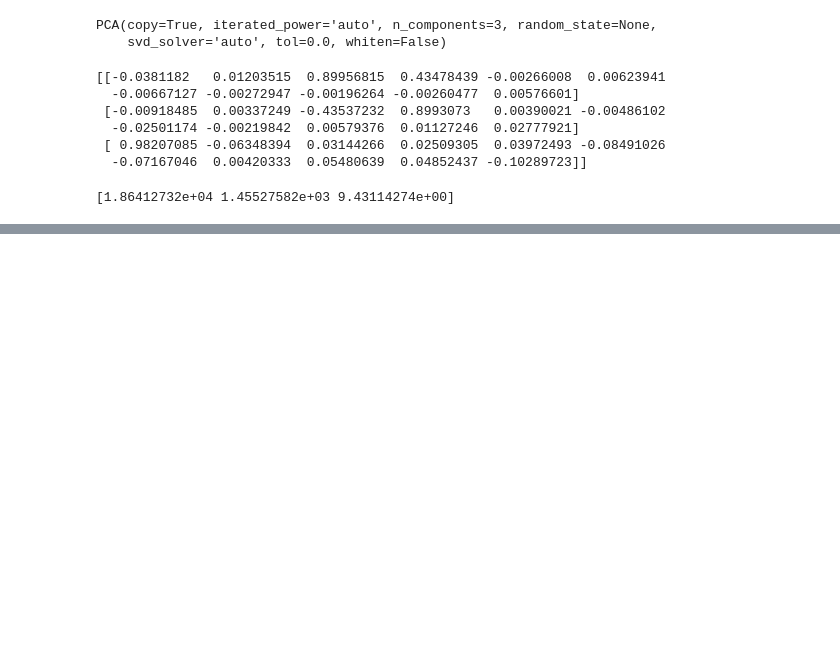
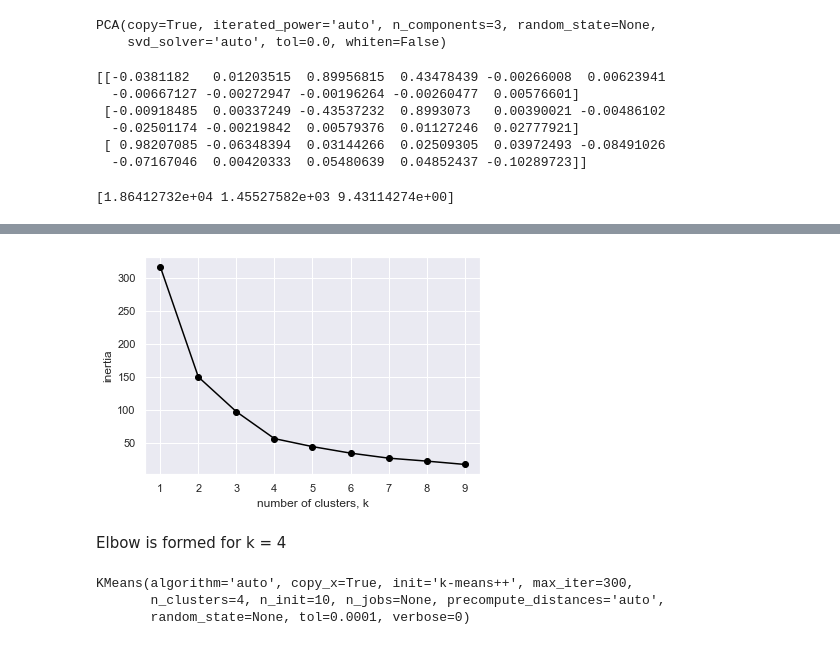
Before and after one commit to akhic/MTH-552, a Jupyter notebook: Question_2.ipynb, the cells around one changed output, grey strips where cells are left out. Saved outputs shown, nothing was run; the diff lists cells and outputs as text; code cells hidden in the pictures; blank space fills up the shorter version.

```diff
--- a/Question_2.ipynb
+++ b/Question_2.ipynb
@@ -79,0 +94,3 @@ array([[ 6.57213203e-01,  1.73544572e+00, -6.01199210e-01],
+# %%
+x = dff.values
+x
@@ -79,0 +115,3 @@ array([[ 6.57213203e-01,  1.73544572e+00, -6.01199210e-01],
+# %%
+from sklearn.preprocessing import scale
+x = scale(x);x
@@ -79,0 +136,2 @@ array([[ 6.57213203e-01,  1.73544572e+00, -6.01199210e-01],
+# %%
+pca.fit(x)
@@ -79,0 +164,3 @@ array([[ 6.57213203e-01,  1.73544572e+00, -6.01199210e-01],
+# %%
+y = pca.transform(x)
+y
@@ -79,0 +185,23 @@ array([[ 6.57213203e-01,  1.73544572e+00, -6.01199210e-01],
+# %%
+from sklearn.cluster import KMeans
+ks = range(1, 10)
+inertias = []
+for k in ks:
+    # Create a KMeans instance with k clusters: model
+    model = KMeans(n_clusters=k)
+
+    # Fit model to samples
+    model.fit(y)
+
+    # Append the inertia to the list of inertias
+    inertias.append(model.inertia_)
+
+plt.plot(ks, inertias, '-o', color='black')
+plt.xlabel('number of clusters, k')
+plt.ylabel('inertia')
+plt.xticks(ks)
+plt.show()
+# %% [output]
+[figure, added]
+# %% [markdown]
+Elbow is formed for k = 4
@@ -79,0 +210,6 @@ array([[ 6.57213203e-01,  1.73544572e+00, -6.01199210e-01],
+# %%
+model.fit(y)
+# %% [output]
+KMeans(algorithm='auto', copy_x=True, init='k-means++', max_iter=300,
+       n_clusters=4, n_init=10, n_jobs=None, precompute_distances='auto',
+       random_state=None, tol=0.0001, verbose=0)
```
Also changed, not shown: parts of 42 cells of this notebook, 8 other files.
